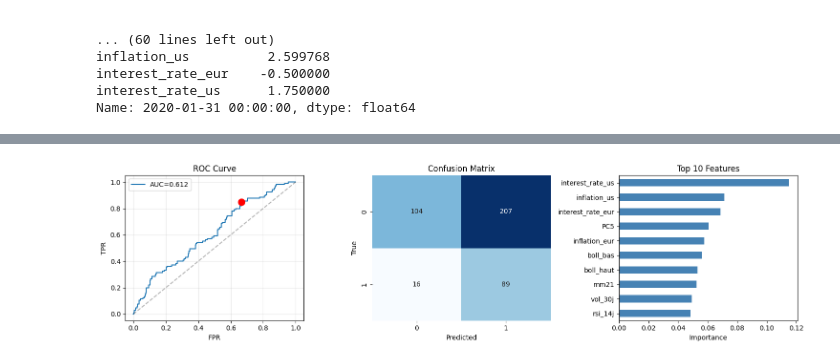
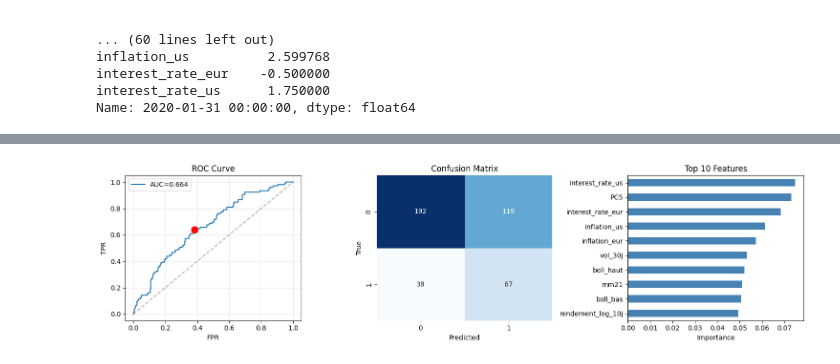
Before and after one commit to nphalier29/fx-shock-prediction, a Jupyter notebook: 0_main_test.ipynb, the cells around one changed output, grey strips where cells are left out. Cells and saved outputs as stored; diff of their text form; code cells hidden in the pictures.

```diff
--- a/0_main_test.ipynb
+++ b/0_main_test.ipynb
@@ -445,21 +445,22 @@ Name: 2020-01-31 00:00:00, dtype: float64
 # %%
 df_final.to_excel("data/test_eur_usd_data.xlsx")
 # %%
-"""
-XGBoost pour prédiction d'un choc à 2 semaines sur EUR/USD.
-"""
-
+# --- Import des packages ---
+import pandas as pd
+import numpy as np
+from xgboost import XGBClassifier
+from sklearn.metrics import (roc_auc_score, roc_curve, confusion_matrix,
+                             precision_score, recall_score, f1_score, accuracy_score)
+import matplotlib.pyplot as plt
+import seaborn as sns
 import warnings
 warnings.filterwarnings("ignore")
 
-# --- config ---
-
+# --- Config ---
 TRAIN_SIZE = 0.80  # 80% train, 20% test
 df = df_final.copy()
 
-# --- features et target ---
-
-# Features
+# --- Features et target ---
 feature_cols = ['close', 'rendement_log', 'vol_30j', 'rendement_log_10j',
        'mm7', 'mm21', 'boll_haut', 'boll_bas', 'rsi_14j', 'sentiment',
        'cluster_kmeans', 'PC1', 'PC2', 'PC3', 'PC4', 'PC5', 'inflation_eur',
@@ -468,39 +469,64 @@ feature_cols = ['close', 'rendement_log', 'vol_30j', 'rendement_log_10j',
 X = df[feature_cols].fillna(df[feature_cols].median())
 y = df["target"].astype(int)
 
-print(f"Features: {X.shape}")
-
-# --- split train/test temporel ---
-
+# --- Split train/test temporel ---
 split_idx = int(len(df) * TRAIN_SIZE)
-
 X_train, X_test = X.iloc[:split_idx], X.iloc[split_idx:]
 y_train, y_test = y.iloc[:split_idx], y.iloc[split_idx:]
 
 print(f"\nTrain: {X_train.shape} | Test: {X_test.shape}")
-print(f"Target train: {y_train.mean():.3f} | test: {y_test.mean():.3f}")
 
-# --- entraînement XGBoost ---
+# --- Définir la grille de paramètres ---
+param_grid = {
+    'n_estimators': [200, 500, 800],
+    'max_depth': [4, 6, 8],
+    'learning_rate': [0.01, 0.03, 0.05],
+    'subsample': [0.7, 0.8, 0.9],
+    'colsample_bytree': [0.7, 0.8, 0.9],
+    'scale_pos_weight': [y_train.value_counts()[0] / y_train.value_counts()[1]]
+}
 
-print("\nEntraînement XGBoost...")
+# --- Recherche des meilleurs paramètres sans CV ---
+best_auc = 0
+best_params = None
+best_model = None
 
-model = XGBClassifier(
-    n_estimators=200,
-    max_depth=4,
-    learning_rate=0.05,
-    random_state=42,
-    eval_metric='logloss',
-    use_label_encoder=False
-)
+for n_est in param_grid['n_estimators']:
+    for max_d in param_grid['max_depth']:
+        for lr in param_grid['learning_rate']:
+            for subs in param_grid['subsample']:
+                for col in param_grid['colsample_bytree']:
+                    model = XGBClassifier(
+                        n_estimators=n_est,
+                        max_depth=max_d,
+                        learning_rate=lr,
+                        subsample=subs,
+                        colsample_bytree=col,
+                        scale_pos_weight=param_grid['scale_pos_weight'][0],
+                        random_state=42,
+                        use_label_encoder=False,
+                        eval_metric='logloss'
+                    )
+                    model.fit(X_train, y_train)
+                    probs = model.predict_proba(X_test)[:, 1]
+                    auc = roc_auc_score(y_test, probs)
+                    if auc > best_auc:
+                        best_auc = auc
+                        best_params = {
+                            'n_estimators': n_est,
+                            'max_depth': max_d,
+                            'learning_rate': lr,
+                            'subsample': subs,
+                            'colsample_bytree': col,
+                            'scale_pos_weight': param_grid['scale_pos_weight'][0]
+                        }
+                        best_model = model
 
-model.fit(X_train, y_train)
+print("\nMeilleurs paramètres trouvés :")
+print(best_params)
 
-# --- prédictions et évaluation ---
-
-print("\nÉvaluation sur test...")
-
-# Probabilités
-probs_test = model.predict_proba(X_test)[:, 1]
+# --- Évaluation sur le test set ---
+probs_test = best_model.predict_proba(X_test)[:, 1]
 
 # Métriques ROC
 auc = roc_auc_score(y_test, probs_test)
@@ -535,7 +561,6 @@ print(f"Accuracy:   {accuracy:.4f}")
 print(f"{'='*50}")
 
 # --- Visualisations ---
-
 fig, axes = plt.subplots(1, 3, figsize=(15, 4))
 
 # ROC Curve
@@ -556,7 +581,7 @@ axes[1].set_ylabel("True")
 axes[1].set_xlabel("Predicted")
 
 # Feature Importance
-importance = pd.Series(model.feature_importances_, index=feature_cols).sort_values(ascending=True)
+importance = pd.Series(best_model.feature_importances_, index=feature_cols).sort_values(ascending=True)
 importance.tail(10).plot(kind='barh', ax=axes[2], color='steelblue')
 axes[2].set_xlabel("Importance")
 axes[2].set_title("Top 10 Features")
@@ -586,3 +613,3 @@ Accuracy:   0.4639
 ==================================================
-[figure, old version]
+[figure, new version]
 Top 5 features:
```
Also changed, not shown: parts of 1 cell of this notebook.
